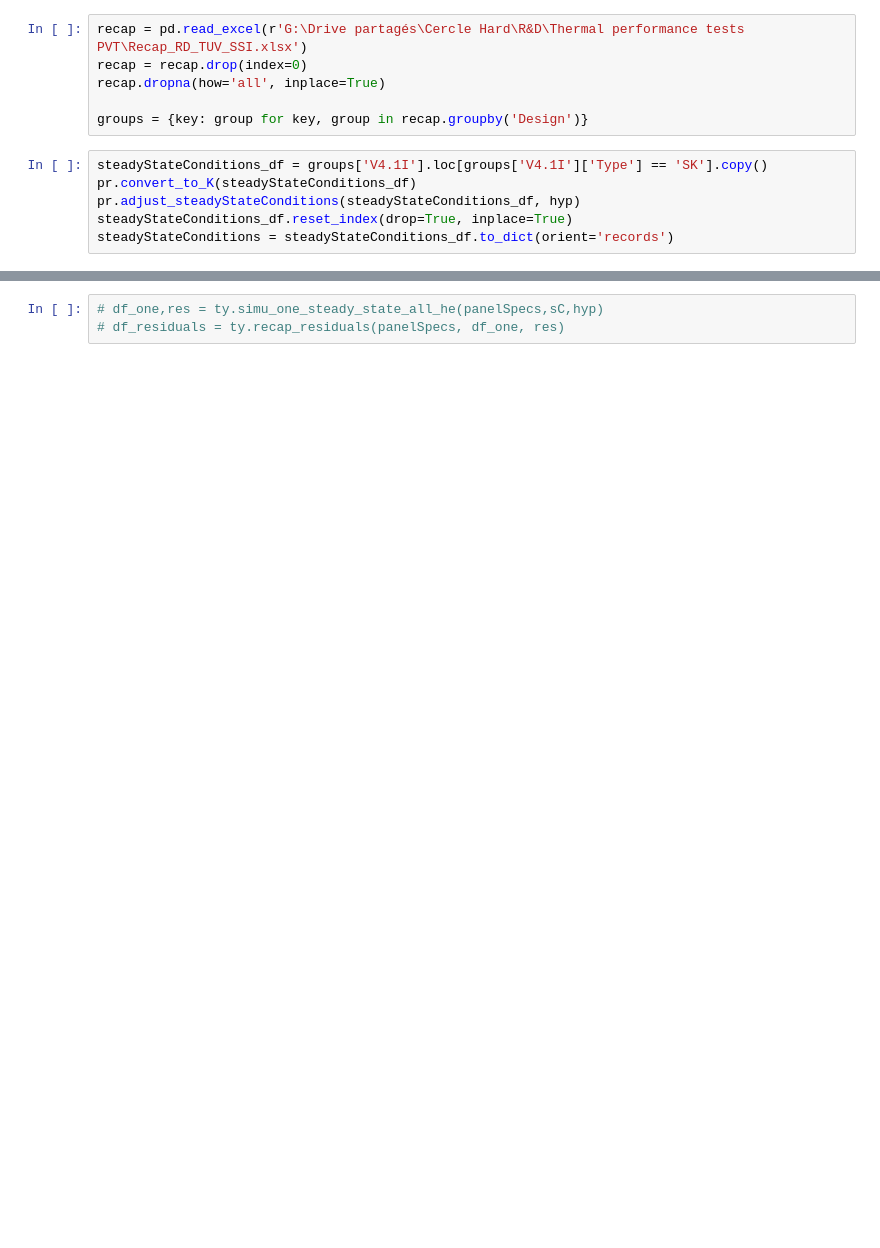
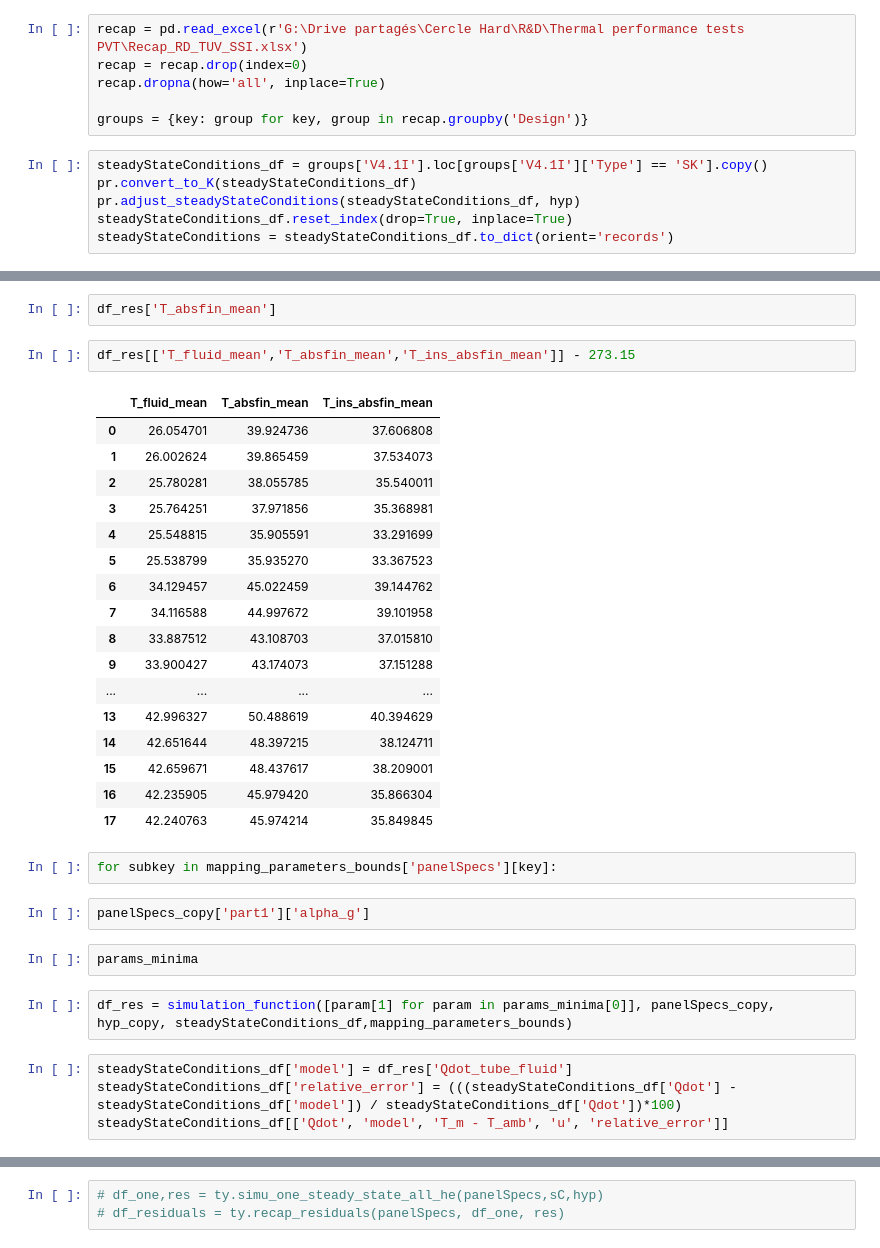
Before and after one commit to valentindelachaux/PVT-thermal-performance-model, a Jupyter notebook: Test-calibrage-modele.ipynb, the cells around one changed output, grey strips where cells are left out. Saved outputs shown, nothing was run; the diff lists cells and outputs as text; blank space fills up the shorter version.

```diff
--- a/Test-calibrage-modele.ipynb
+++ b/Test-calibrage-modele.ipynb
@@ -74,0 +235,34 @@ steadyStateConditions = steadyStateConditions_df.to_dict(orient='records')
+# %%
+df_res['T_absfin_mean']
+# %%
+df_res[['T_fluid_mean','T_absfin_mean','T_ins_absfin_mean']] - 273.15
+# %% [output]
+|  | T_fluid_mean | T_absfin_mean | T_ins_absfin_mean |
+| 0 | 26.054701 | 39.924736 | 37.606808 |
+| 1 | 26.002624 | 39.865459 | 37.534073 |
+| 2 | 25.780281 | 38.055785 | 35.540011 |
+| 3 | 25.764251 | 37.971856 | 35.368981 |
+| 4 | 25.548815 | 35.905591 | 33.291699 |
+| 5 | 25.538799 | 35.935270 | 33.367523 |
+| 6 | 34.129457 | 45.022459 | 39.144762 |
+| 7 | 34.116588 | 44.997672 | 39.101958 |
+| 8 | 33.887512 | 43.108703 | 37.015810 |
+| 9 | 33.900427 | 43.174073 | 37.151288 |
+| ... | ... | ... | ... |
+| 13 | 42.996327 | 50.488619 | 40.394629 |
+| 14 | 42.651644 | 48.397215 | 38.124711 |
+| 15 | 42.659671 | 48.437617 | 38.209001 |
+| 16 | 42.235905 | 45.979420 | 35.866304 |
+| 17 | 42.240763 | 45.974214 | 35.849845 |
+# %%
+for subkey in mapping_parameters_bounds['panelSpecs'][key]:
+# %%
+panelSpecs_copy['part1']['alpha_g']
+# %%
+params_minima
+# %%
+df_res = simulation_function([param[1] for param in params_minima[0]], panelSpecs_copy, hyp_copy, steadyStateConditions_df,mapping_parameters_bounds)
+# %%
+steadyStateConditions_df['model'] = df_res['Qdot_tube_fluid']
+steadyStateConditions_df['relative_error'] = (((steadyStateConditions_df['Qdot'] - steadyStateConditions_df['model']) / steadyStateConditions_df['Qdot'])*100)
+steadyStateConditions_df[['Qdot', 'model', 'T_m - T_amb', 'u', 'relative_error']]
```
Also changed, not shown: parts of 50 cells of this notebook, 9 other files.
